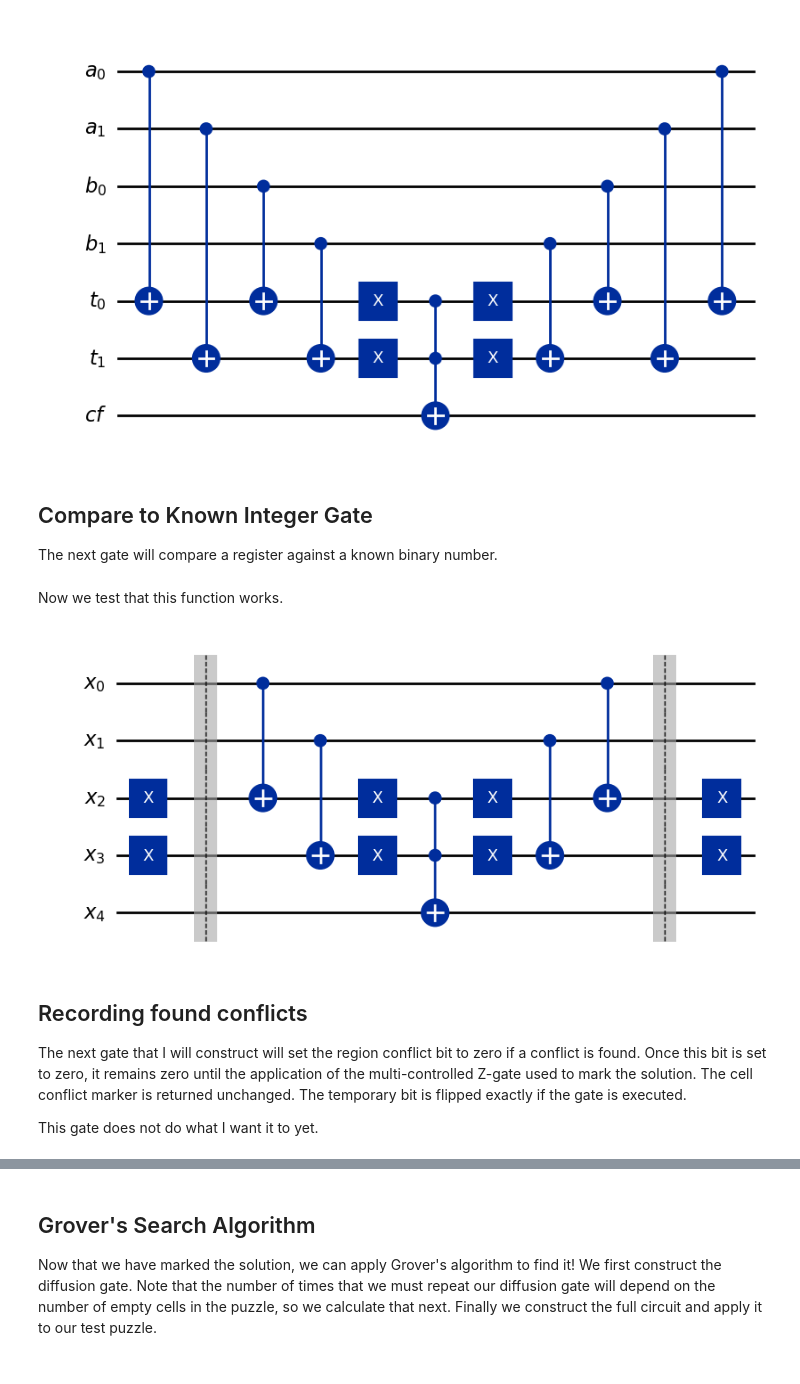
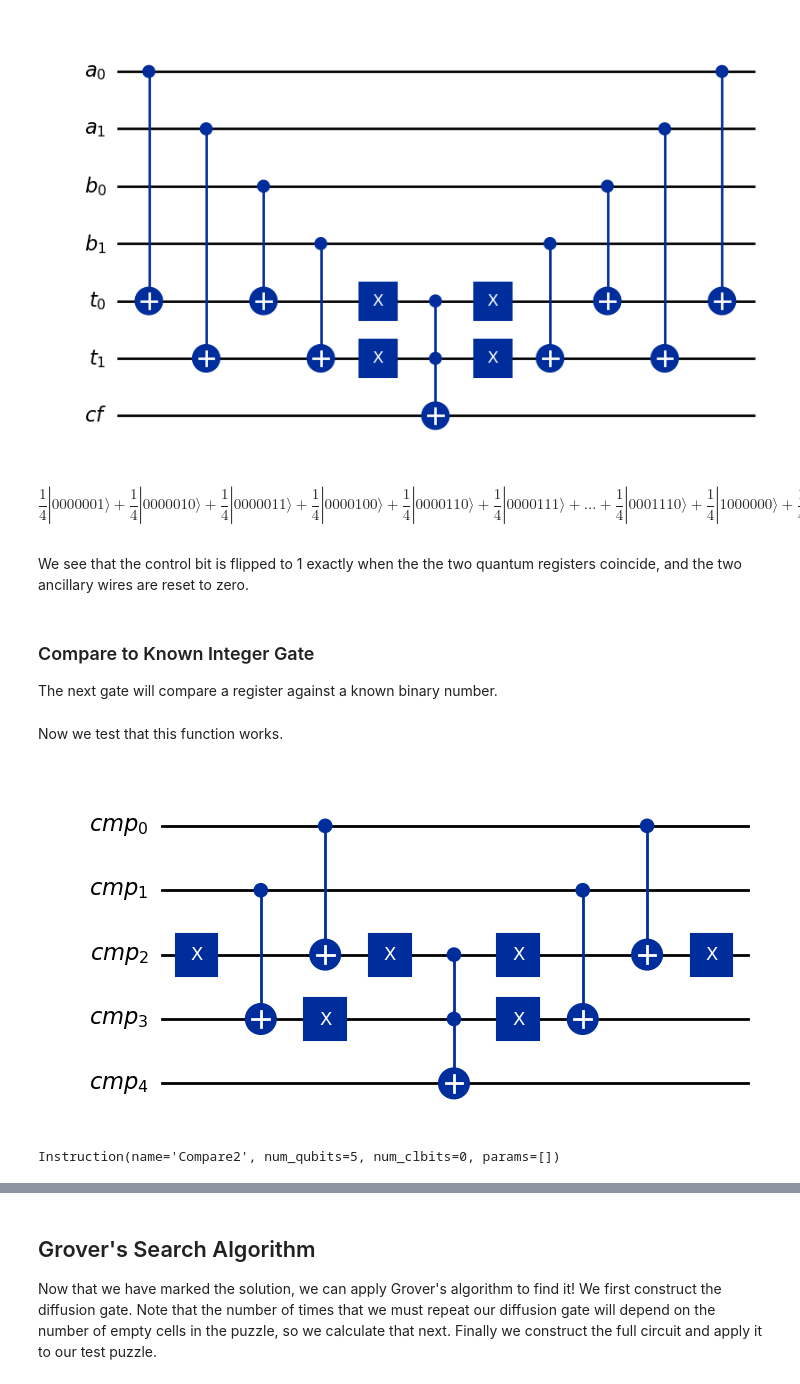
Before and after one commit to jenfns/ErdosQuantum_FirstProject, a Jupyter notebook: Sudoku_Solver.ipynb, the cells around one changed output, grey strips where cells are left out. Saved outputs shown, nothing was run; the diff lists cells and outputs as text; code cells hidden in the pictures.

Commit message:
Updated code to a full oracle gate. Still need to implement diffusion gate to complete Grover search.

```diff
--- a/Sudoku_Solver.ipynb
+++ b/Sudoku_Solver.ipynb
@@ -151,32 +236,46 @@ CompReg = compare_qubits_circuit.to_gate()
 compare_qubits_circuit.draw("mpl")
 # %% [output]
 [figure]
+# %%
+#Test the gate
+test_qr = QuantumRegister(4, "x")
+test_ar = AncillaRegister(3, "a")
+test_qc = QuantumCircuit(test_qr, test_ar)
+test_qc.h(test_qr)
+test_qc.compose(CompReg, inplace = True)
+#test_qc.draw(output = "mpl")  #uncomment this line and comment out the one below to see the drawn circuit instead.
+psi = Statevector(test_qc)
+psi
+psi.draw("latex")
+# %% [output]
+$$\frac{1}{4} |0000001\rangle+\frac{1}{4} |0000010\rangle+\frac{1}{4} |0000011\rangle+\frac{1}{4} |0000100\rangle+\frac{1}{4} |0000110\rangle+\frac{1}{4} |0000111\rangle + \ldots +\frac{1}{4} |0001110\rangle+\frac{1}{4} |1000000\rangle+\frac{1}{4} |1000101\rangle+\frac{1}{4} |1001010\rangle+\frac{1}{4} |1001111\rangle$$
+# %% [markdown]
+We see that the control bit is flipped to 1 exactly when the the two quantum registers coincide, and the two ancillary wires are reset to zero.
 # %% [markdown]
-## Compare to Known Integer Gate
+### Compare to Known Integer Gate
 The next gate will compare a register against a known binary number.
 # %%
 #We define a function that will create this circuit for a given integer.
 #The function takes as arguments the known integer and a quatum register with 5 wires.
 # The top two wires are the qubit to be compared.
 # The next two wires are assumed to arrive as zeros and will be set to the known integer.
-# The final wire is a conflict detection wire, which is also assumed to come in as a zero.
+# The final wire is a conflict detection wire, this bit is flipped if there is a conflict.
 
 def int_to_binary_list(n: int): #small helper function to give a list of bits to apply to my wires.
     return [int(bit) for bit in bin(n)[2:]]
 
 
-def compare_to_int(known: int, reg: QuantumRegister): # This is built assuming that the puzzle is SIZE 4x4
+def compare_to_int(known: int): # This is built assuming that the puzzle is SIZE 4x4
 
     if known > 4 or known < 1: # Give an error if the number is not a valid sukdoku entry
         return print("Invalid integer. Input a number from 1-4")
-    name=f"Compare{known}"
+    clabel =f"Compare{known}"
     known = known%4 # converting to a 2 bit integer.
     known_bits = int_to_binary_list(known)
 
-    if len(reg)!=5:  #checking that the register is the right SIZE for this function
-        return print("Invalid Quantum Register")
-
-    compare_to_int_circuit = QuantumCircuit(reg)
+     # Dummy 5-qubit register to build the gate on
+    reg = QuantumRegister(5, "cmp")
+    compare_to_int_circuit = QuantumCircuit(reg, name=clabel)
 
     wirecounter = 2 #This can be set to the appropriate SIZE for the puzzle
     for i in known_bits:  # Setting the wires to the integer
@@ -184,7 +283,7 @@ def compare_to_int(known: int, reg: QuantumRegister): # This is built assuming t
             compare_to_int_circuit.x(reg[wirecounter])
         wirecounter=wirecounter+1
 
-    compare_to_int_circuit.barrier() # This separates the integer setting from the comparison, just for ease of understanding
+    #compare_to_int_circuit.barrier() # This separates the integer setting from the comparison, just for ease of understanding
 
     # The next part of the function is written for the size of the 4x4 puzzle. To apply to an arbitrary puzzle, rewrite as a loop.
     compare_to_int_circuit.cx(reg[0],reg[2])  #XOR the first quantum qubit with the first int bit.
@@ -201,28 +300,20 @@ def compare_to_int(known: int, reg: QuantumRegister): # This is built assuming t
     compare_to_int_circuit.cx(reg[1],reg[3])
     compare_to_int_circuit.cx(reg[0],reg[2])
 
-    compare_to_int_circuit.barrier()
+    #compare_to_int_circuit.barrier()
 
     wirecounter = 2 #This can be set to the appropriate SIZE for the puzzle
     for i in known_bits:  # setting the integer wires back to zero
         if i==1:
             compare_to_int_circuit.x(reg[wirecounter])
         wirecounter=wirecounter+1
-
-    Compare_Gate = compare_qubits_circuit.to_gate()
-
-    return name, compare_to_int_circuit, Compare_Gate
+    fig = compare_to_int_circuit.draw("mpl")
+    #display(fig)  #Only uncomment for testing.
+    return compare_to_int_circuit.to_gate()
 # %% [markdown]
 Now we test that this function works.
 # %%
-test_reg = QuantumRegister(5,"x")
-
-int_compare_test = (compare_to_int(3,test_reg))
-int_compare_test[1].draw("mpl")
+compare_to_int(2)
 # %% [output]
-[figure, old version]
+[figure, new version]
+Instruction(name='Compare2', num_qubits=5, num_clbits=0, params=[])
-# %% [markdown]
-## Recording found conflicts
-The next gate that I will construct will set the region conflict bit to zero if a conflict is found. Once this bit is set to zero, it remains zero until the application of the multi-controlled Z-gate used to mark the solution. The cell conflict marker is returned unchanged. The temporary bit is flipped exactly if the gate is executed.
-
-This gate does not do what I want it to yet.
```
Also changed, not shown: parts of 35 cells of this notebook.
